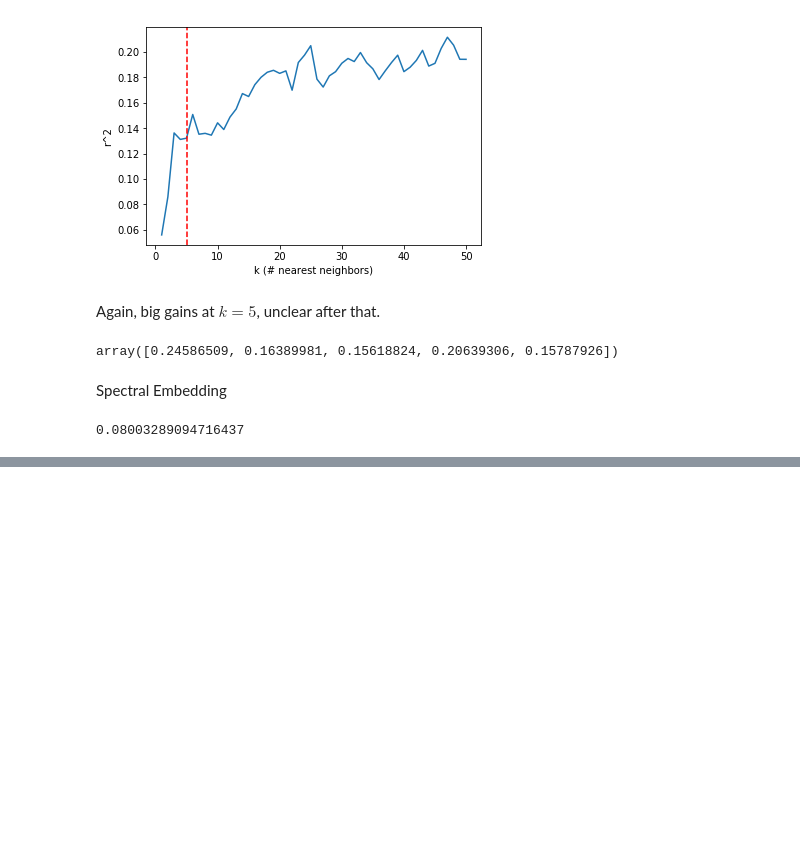
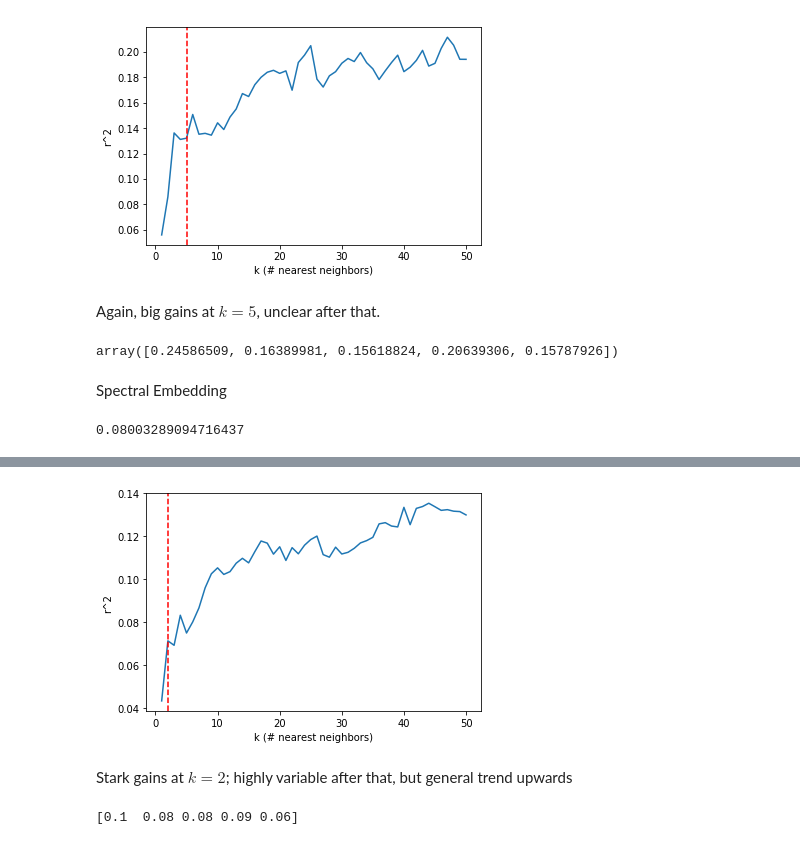
Before and after one commit to jgdenby/PortfolioFactorAnalysis, a Jupyter notebook: PortfolioFactorAnalysis.ipynb, the cells around one changed output, grey strips where cells are left out. Cells and saved outputs as stored; diff of their text form; code cells hidden in the pictures; blank space fills up the shorter version.

```diff
--- a/PortfolioFactorAnalysis.ipynb
+++ b/PortfolioFactorAnalysis.ipynb
@@ -420,0 +480,30 @@ LinRegression(spectralZ, y)
+# %%
+k_comp = 24
+affinity = 'nearest_neighbors'
+r_2 = np.zeros(50)
+for i in range(1, 51):
+    k_nn=i
+    spectralZ = pd.DataFrame(spectral(X_train, n_components=k_comp, n_neighbors=k_nn, affinity = affinity))
+    r_2[i-1]=LinRegression(spectralZ, y, autocor = 2)
+r_2 = pd.DataFrame(r_2, columns=['r^2'])
+r_2['k'] = range(1,51)
+# %%
+sns.lineplot(x='k',y='r^2',data=r_2);
+plt.xlabel('k (# nearest neighbors)');
+plt.axvline(x=2, color = 'r', linestyle = '--');
+# %% [output]
+[figure, added]
+# %% [markdown]
+Stark gains at $k=2$; highly variable after that, but general trend upwards
+# %%
+k_comp= 20
+k_nn = 3
+affinity = 'nearest_neighbors'
+spectral_results = np.zeros(5)
+for i,s in enumerate(stocks.columns):
+    y = stocks[[s]]
+    spectralZ = pd.DataFrame(spectral(X_train, n_components=k_comp, n_neighbors=k_nn, affinity = affinity))
+    spectral_results[i] = LinRegression(spectralZ, y)
+print(np.round(spectral_results,2))
+# %% [output]
+[0.1  0.08 0.08 0.09 0.06]
```
Also changed, not shown: parts of 16 cells of this notebook.
